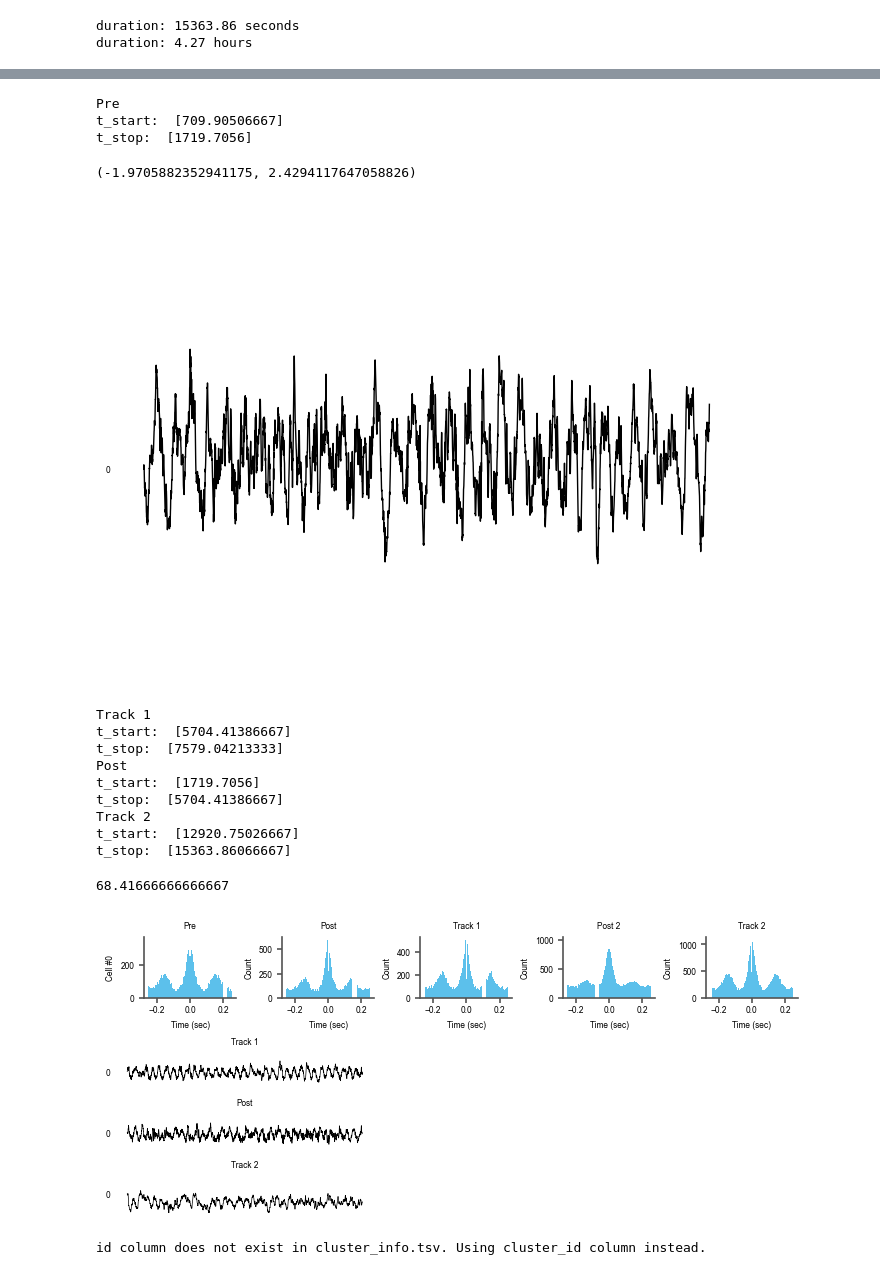
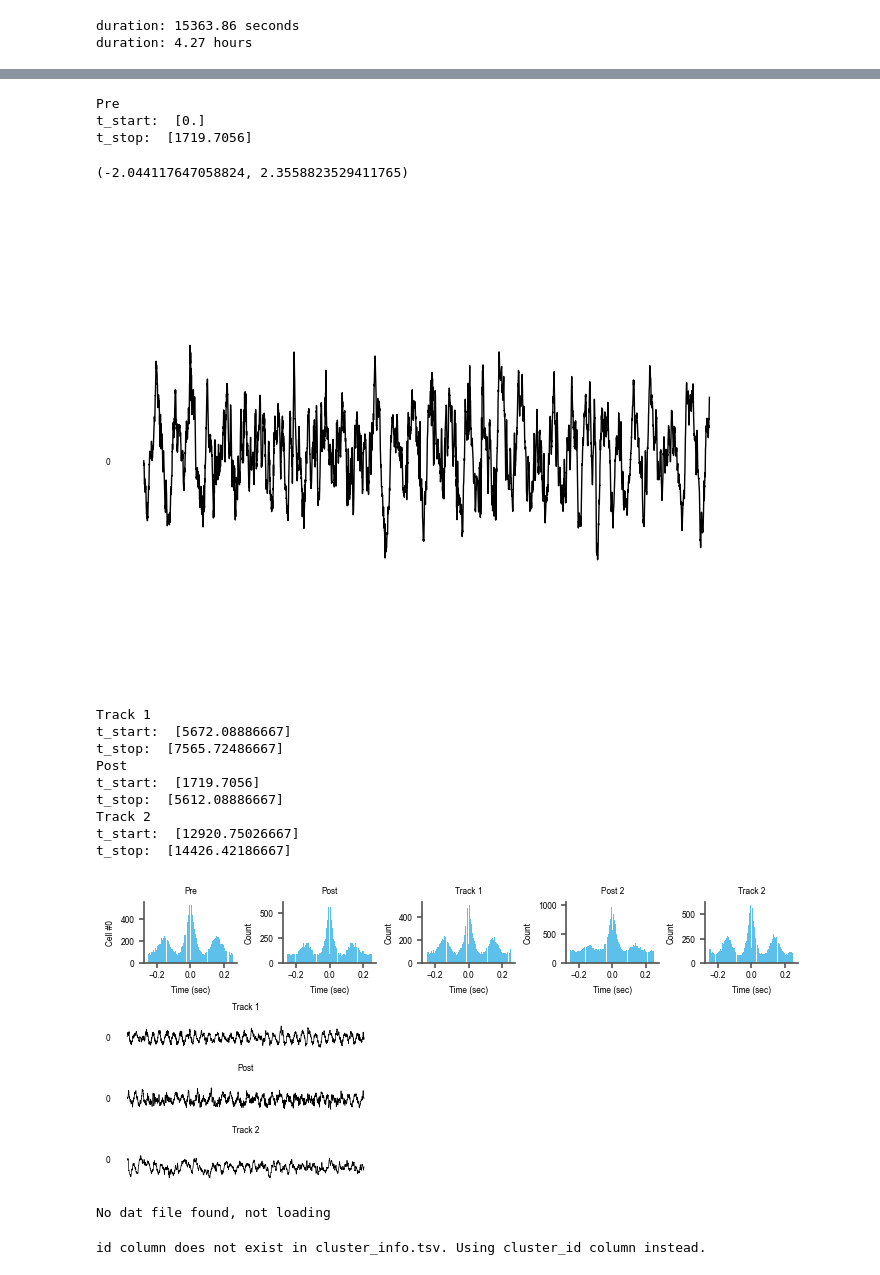
Before and after one commit to nkinsky/Eraser, a Jupyter notebook: Notebooks/FigureS5_Rat2_saline2.ipynb, the cells around one changed output, grey strips where cells are left out. Drawn from its saved outputs; the diff is of its cells as text; code cells hidden in the pictures.

```diff
--- a/Notebooks/FigureS5_Rat2_saline2.ipynb
+++ b/Notebooks/FigureS5_Rat2_saline2.ipynb
@@ -43,11 +43,14 @@ from Ephys.ephys import *
 # %%
 # Set Data and Figure Directories
 # Needs to be set for each PC
-fig_save_dir = Path('/home/kimqi/Documents/Code/Pencil/Plots')
-working_dir = Path('/media/kimqi/BK/Data/Anisomycin/Recording_Rats/Creampuff')
+if environ["HOME"] == "/Users/kimqi":
+    fig_save_dir = Path('/home/kimqi/Documents/Code/Pencil/Plots')
+    working_dir = Path('/media/kimqi/BK/Data/Anisomycin/Recording_Rats/Creampuff')
+elif environ["HOME"] == "/home/nkinsky":
+    fig_save_dir = Path('/data3/Anisomycin/Recording_Rats/Creampuff')
+    working_dir = Path('/data3/Anisomycin/Recording_Rats/Creampuff')
+# # Set working_dir in ephys module.
+# set_working_dir(working_dir)
 
-# Set working_dir in ephys module.
-set_working_dir(working_dir)
-
-# Check so functions that depend on working_dir will still work
-check_for_working_dir()
+# # Check so functions that depend on working_dir will still work
+# check_for_working_dir()
@@ -56,6 +57,6 @@ Working Directory set as: /media/kimqi/BK/Data/Anisomycin/Recording_Rats/Creampu
 # %%
-FigS7 = Fig(4, 5, num="Figure S7", size=(7, 3), fontsize=6)
-print(FigS7.fig.get_size_inches())
+FigS5 = Fig(4, 5, num="Figure S5", size=(7, 3), fontsize=6)
+print(FigS5.fig.get_size_inches())
 # %% [output]
 [7. 3.]
 <Figure size 700x300 with 0 Axes>
@@ -144,9 +145,11 @@ def get_epoch_signal(signal, epoch, epochs_df, channel_indx=None, SR=30000):
     print(epoch)
     ts = saline2_timestamps.squeeze()
     epoch_use = epochs[epochs['label'] == epoch]
-    start_sec = ts.searchsorted(epoch_use['start'].dt.tz_localize(ts.iloc[0].tz))/SR
+    # start_sec = ts.searchsorted(epoch_use['start'].dt.tz_localize(ts.iloc[0].tz))/SR
+    start_sec = ts.searchsorted(epoch_use['start'])/SR
     print('t_start: ', start_sec)
-    stop_sec = ts.searchsorted(epoch_use['stop'].dt.tz_localize(ts.iloc[0].tz))/SR
+    # stop_sec = ts.searchsorted(epoch_use['stop'].dt.tz_localize(ts.iloc[0].tz))/SR
+    stop_sec = ts.searchsorted(epoch_use['stop'])/SR
     print('t_stop: ', stop_sec)
     # start_sec = ts.searchsorted(epoch_use['start'])/SR
     # stop_sec = ts.searchsorted(epoch_use['stop'])/SR
@@ -159,12 +162,12 @@ ax = plot_signal_traces(pre_theta.time_slice(t_start=750, t_stop=755))
 ax.set_ylim(np.array(ax.get_ylim())*2)
 # %% [output]
 Pre
-t_start:  [709.90506667]
+t_start:  [0.]
 t_stop:  [1719.7056]
-(-1.9705882352941175, 2.4294117647058826)
+(-2.044117647058824, 2.3558823529411765)
-[figure, old version]
+[figure, new version]
 # %%
-ax_theta = FigS7.subplot2grid(FigS7.gs[1:, 0:2], grid=(3, 1), return_axes=True)
+ax_theta = FigS5.subplot2grid(FigS5.gs[1:, 0:2], grid=(3, 1), return_axes=True)
 
 ### TODO: set ylim to be all the same
 track_theta = get_epoch_signal(saline2_signal, 'Track 1', saline2_epochs, channel_indx=4)
@@ -173,42 +176,41 @@ post_hp = filter_sig.highpass(post_theta, cutoff=2)  # highpass filter to get ri
 track2_theta = get_epoch_signal(saline2_signal, 'Track 2', saline2_epochs, channel_indx=4)
 # %% [output]
 Track 1
-t_start:  [5704.41386667]
-t_stop:  [7579.04213333]
+t_start:  [5672.08886667]
+t_stop:  [7565.72486667]
 Post
 t_start:  [1719.7056]
-t_stop:  [5704.41386667]
+t_stop:  [5612.08886667]
 Track 2
 t_start:  [12920.75026667]
-t_stop:  [15363.86066667]
+t_stop:  [14426.42186667]
-# %%
-(5805 - 1700)/60
-# %% [output]
-68.41666666666667
 # %%
 # Track Post Saline2
 plot_signal_traces(track_theta.time_slice(t_start=5805, t_stop=5810), ax=ax_theta[0], lw=0.5)
 ax_theta[0].set_title('Track 1')
 
 # Post
 plot_signal_traces(post_theta.time_slice(t_start=1722, t_stop=1727), ax=ax_theta[1], lw=0.5)
 ax_theta[1].set_title('Post')
 ax_theta[1].sharey(ax_theta[0])
 
 # Track 2 Post Saline 2
 plot_signal_traces(track2_theta.time_slice(t_start= 12992, t_stop=12997), ax=ax_theta[2], lw=0.5)
 ax_theta[2].set_title('Track 2')
 ax_theta[2].sharey(ax_theta[0])
 
 ax_theta[2].set_ylim(np.array(ax_theta[2].get_ylim())*1.6)
-FigS7.fig
+FigS5.fig
 # %% [output]
-[figure, old version]
+[figure, new version]
 # %%
 from neuropy.core.session import ProcessData
 
-basepath = '/media/kimqi/BK/Data/Anisomycin/Recording_Rats/Creampuff/2024_07_18_Saline2'
+# basepath = '/media/kimqi/BK/Data/Anisomycin/Recording_Rats/Creampuff/2024_07_18_Saline2'
+basepath = working_dir / saline2_folder
 sess = ProcessData(basepath)
+# %% [output]
+No dat file found, not loading
 # %%
 from neuropy.io.phyio import PhyIO
 from neuropy.core.neurons import Neurons
```
Also changed, not shown: parts of 16 cells of this notebook.
